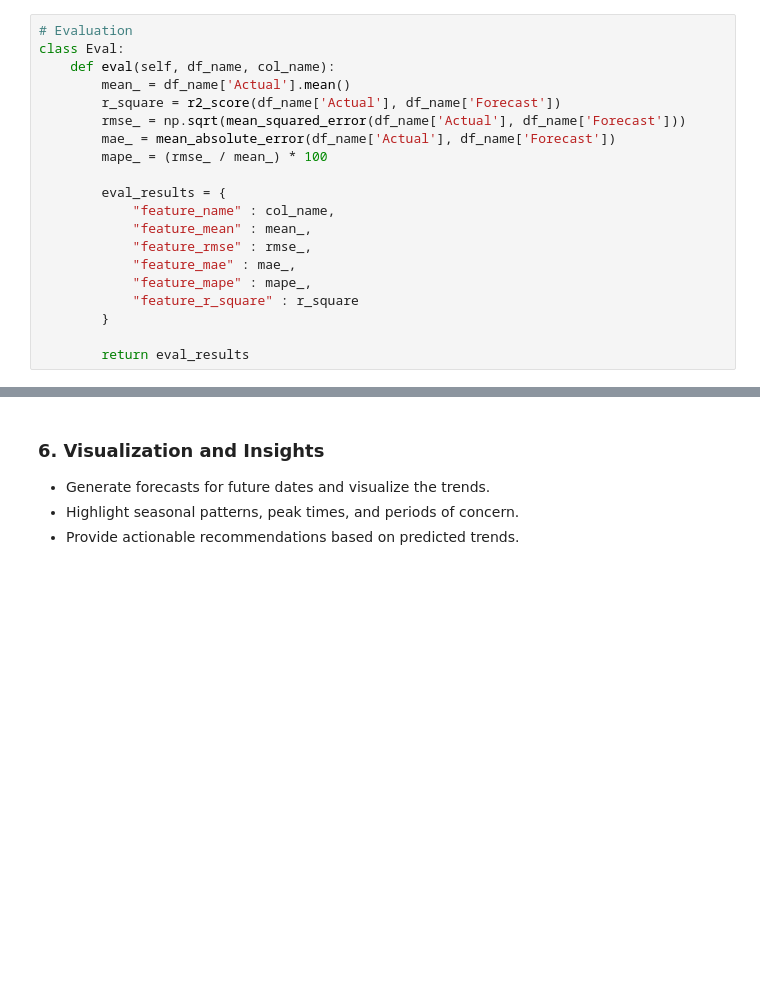
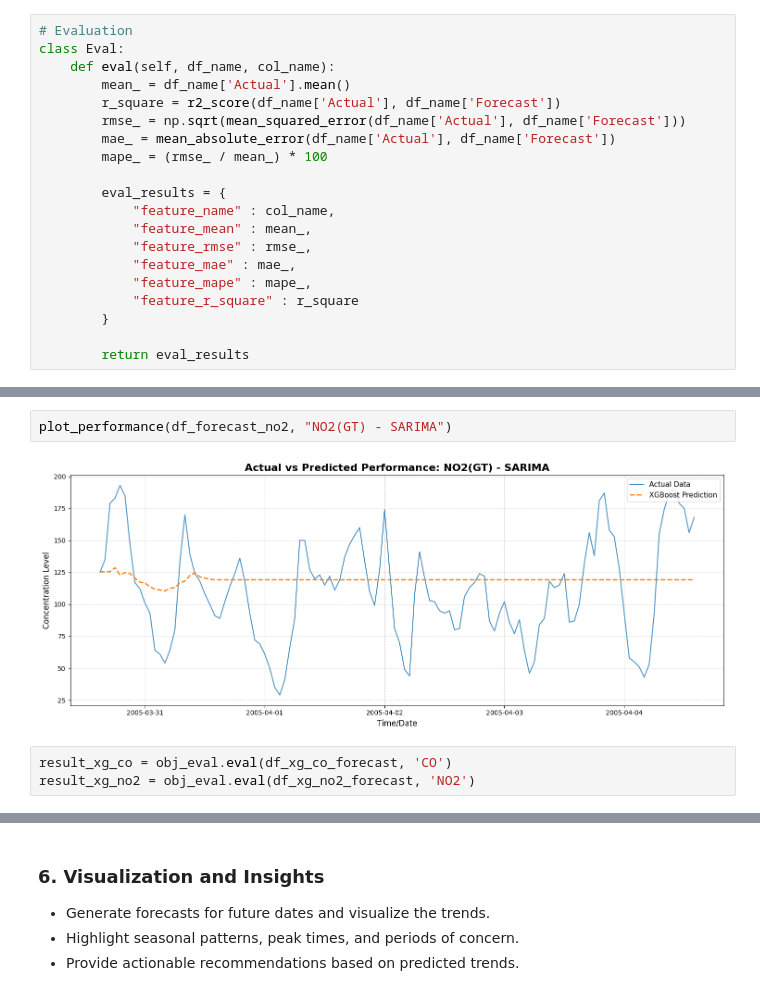
Before and after one commit to avimallik/co_and_no2_time_series_forecasting, a Jupyter notebook: co_and_no2_time_series_forecasting.ipynb, the cells around one changed output, grey strips where cells are left out. Saved outputs shown, nothing was run; the diff lists cells and outputs as text; blank space fills up the shorter version.

```diff
--- a/co_and_no2_time_series_forecasting.ipynb
+++ b/co_and_no2_time_series_forecasting.ipynb
@@ -934,0 +990,7 @@ SARIMA Model performance evaluation for CO(GT) and NO2(GT)
+# %%
+plot_performance(df_forecast_no2, "NO2(GT) - SARIMA")
+# %% [output]
+[figure, added]
+# %%
+result_xg_co = obj_eval.eval(df_xg_co_forecast, 'CO')
+result_xg_no2 = obj_eval.eval(df_xg_no2_forecast, 'NO2')
```
Also changed, not shown: parts of 27 cells of this notebook, 1 other file.
